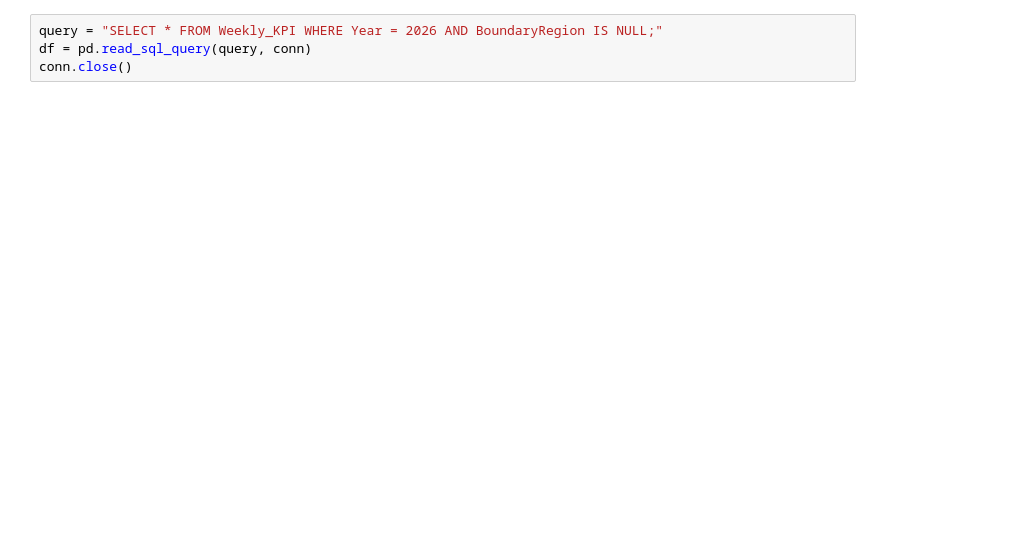
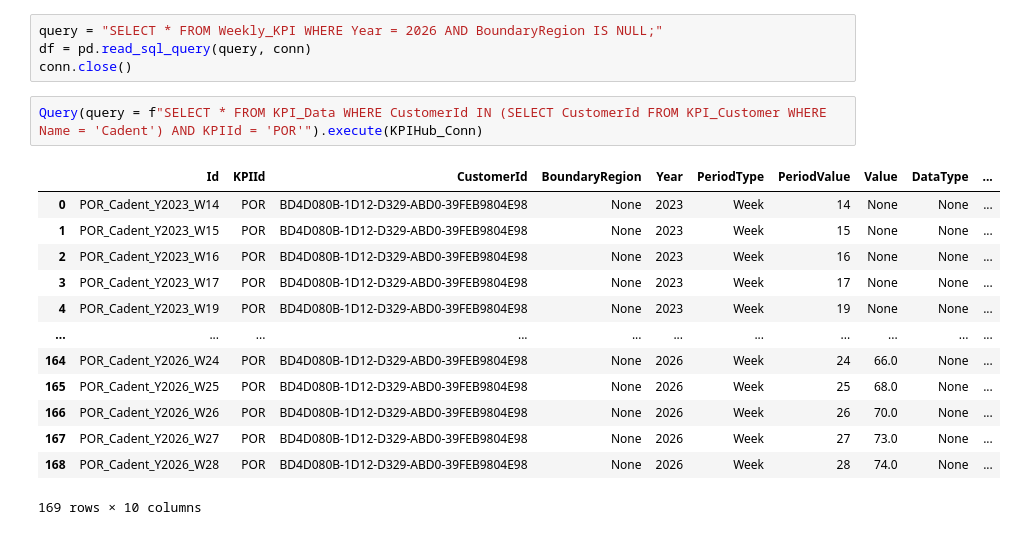
Before and after one commit to picarro-dsoler/KPIHub, a Jupyter notebook: tools/KPIOutput/ViewCreator/KPIHub_EKPI_View.ipynb, the cells around one changed output. Saved outputs shown, nothing was run; the diff lists cells and outputs as text; blank space fills up the shorter version.

```diff
--- a/tools/KPIOutput/ViewCreator/KPIHub_EKPI_View.ipynb
+++ b/tools/KPIOutput/ViewCreator/KPIHub_EKPI_View.ipynb
@@ -148,3 +147,19 @@ GROUP BY kd.Year, kd.PeriodValue, kd.CustomerId, kc.Name, kd.BoundaryRegion;
 query = "SELECT * FROM Weekly_KPI WHERE Year = 2026 AND BoundaryRegion IS NULL;"
 df = pd.read_sql_query(query, conn)
 conn.close()
+# %%
+Query(query = f"SELECT * FROM KPI_Data WHERE CustomerId IN (SELECT CustomerId FROM KPI_Customer WHERE Name = 'Cadent') AND KPIId = 'POR'").execute(KPIHub_Conn)
+# %% [output]
+|  | Id | KPIId | CustomerId | BoundaryRegion | Year | PeriodType | PeriodValue | Value | DataType | ... |
+| 0 | POR_Cadent_Y2023_W14 | POR | BD4D080B-1D12-D329-ABD0-39FEB9804E98 | None | 2023 | Week | 14 | None | None | ... |
+| 1 | POR_Cadent_Y2023_W15 | POR | BD4D080B-1D12-D329-ABD0-39FEB9804E98 | None | 2023 | Week | 15 | None | None | ... |
+| 2 | POR_Cadent_Y2023_W16 | POR | BD4D080B-1D12-D329-ABD0-39FEB9804E98 | None | 2023 | Week | 16 | None | None | ... |
+| 3 | POR_Cadent_Y2023_W17 | POR | BD4D080B-1D12-D329-ABD0-39FEB9804E98 | None | 2023 | Week | 17 | None | None | ... |
+| 4 | POR_Cadent_Y2023_W19 | POR | BD4D080B-1D12-D329-ABD0-39FEB9804E98 | None | 2023 | Week | 19 | None | None | ... |
+| ... | ... | ... | ... | ... | ... | ... | ... | ... | ... | ... |
+| 164 | POR_Cadent_Y2026_W24 | POR | BD4D080B-1D12-D329-ABD0-39FEB9804E98 | None | 2026 | Week | 24 | 66.0 | None | ... |
+| 165 | POR_Cadent_Y2026_W25 | POR | BD4D080B-1D12-D329-ABD0-39FEB9804E98 | None | 2026 | Week | 25 | 68.0 | None | ... |
+| 166 | POR_Cadent_Y2026_W26 | POR | BD4D080B-1D12-D329-ABD0-39FEB9804E98 | None | 2026 | Week | 26 | 70.0 | None | ... |
+| 167 | POR_Cadent_Y2026_W27 | POR | BD4D080B-1D12-D329-ABD0-39FEB9804E98 | None | 2026 | Week | 27 | 73.0 | None | ... |
+| 168 | POR_Cadent_Y2026_W28 | POR | BD4D080B-1D12-D329-ABD0-39FEB9804E98 | None | 2026 | Week | 28 | 74.0 | None | ... |
+169 rows × 10 columns
```
Also changed, not shown: parts of 5 cells of this notebook, 13 other files.
